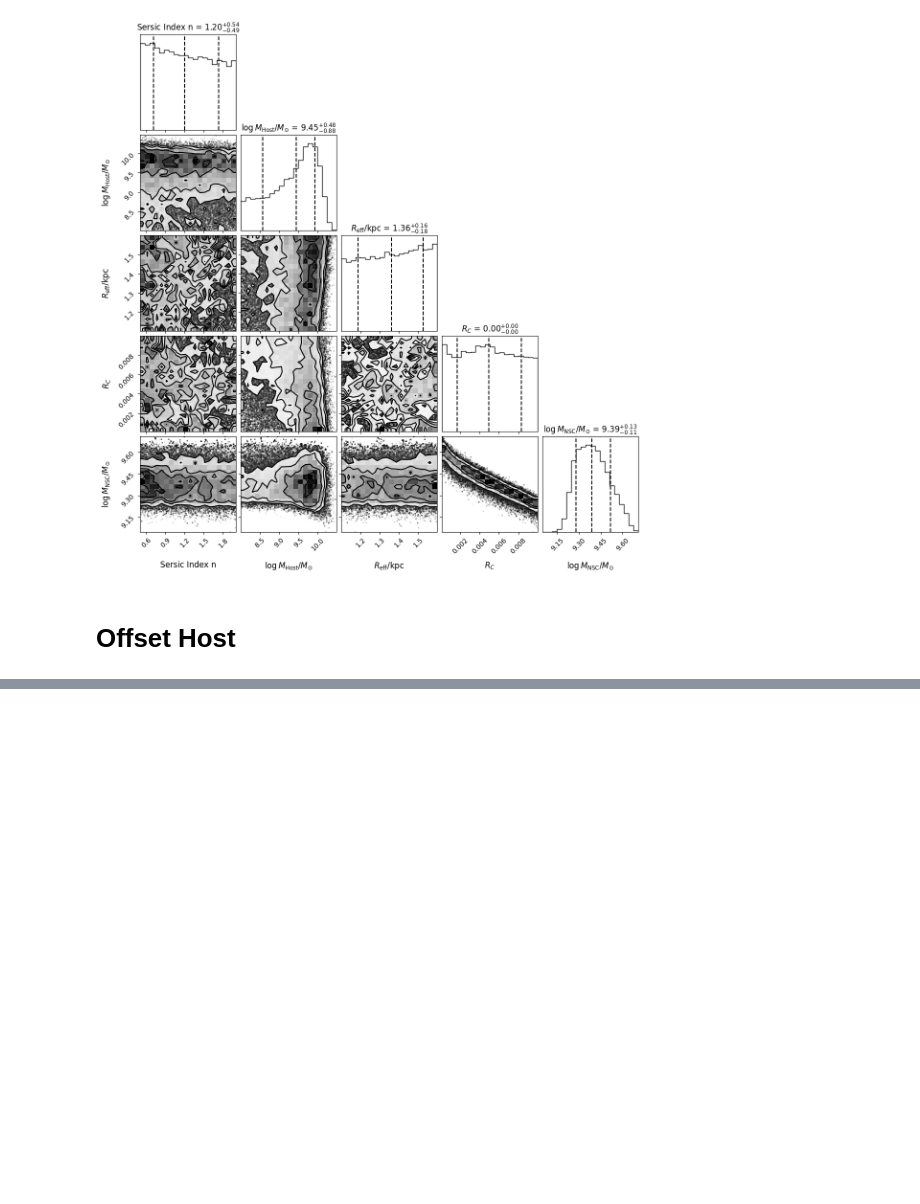
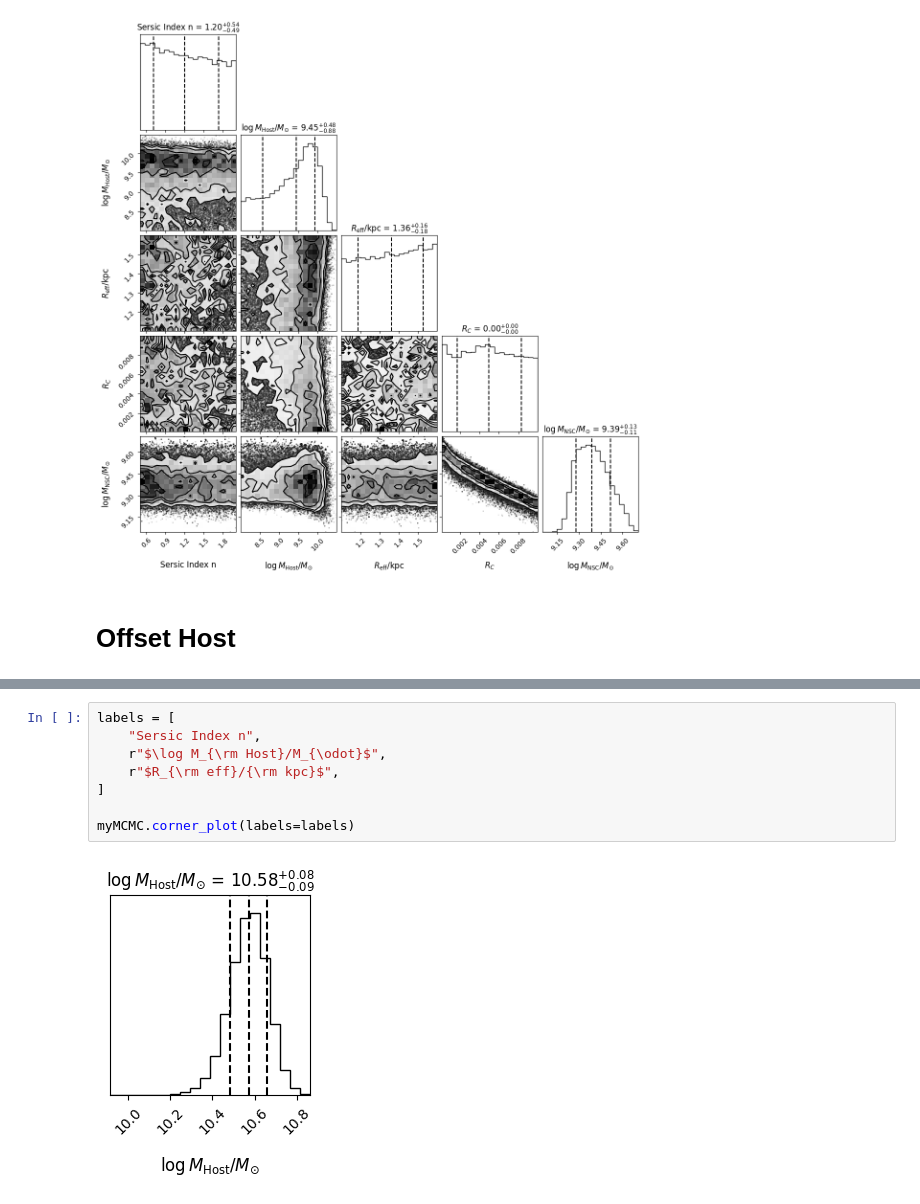
Before and after one commit to rjassef/SMBH_fitter, a Jupyter notebook: 03_Host_only_fits.ipynb, the cells around one changed output, grey strips where cells are left out. Saved outputs shown, nothing was run; the diff lists cells and outputs as text; blank space fills up the shorter version.

```diff
--- a/03_Host_only_fits.ipynb
+++ b/03_Host_only_fits.ipynb
@@ -193,0 +236,10 @@ myMCMC.corner_plot(labels=labels)
+# %%
+labels = [
+    "Sersic Index n",
+    r"$\log M_{\rm Host}/M_{\odot}$",
+    r"$R_{\rm eff}/{\rm kpc}$",
+]
+
+myMCMC.corner_plot(labels=labels)
+# %% [output]
+[figure, added]
```
Also changed, not shown: parts of 8 cells of this notebook, 5 other files.
